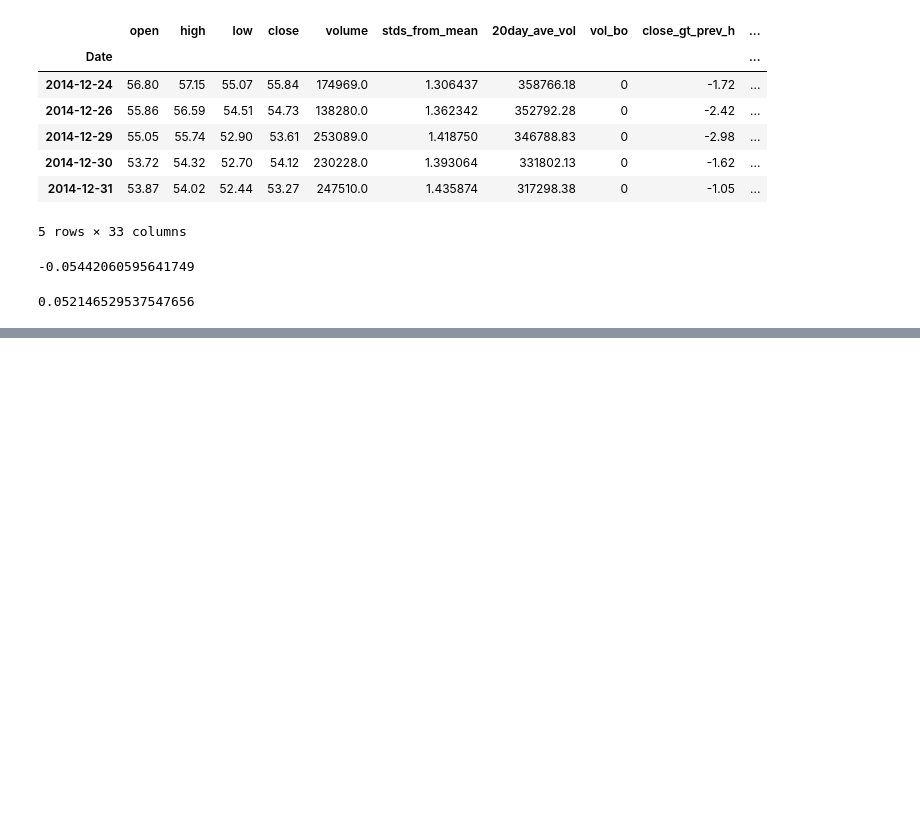
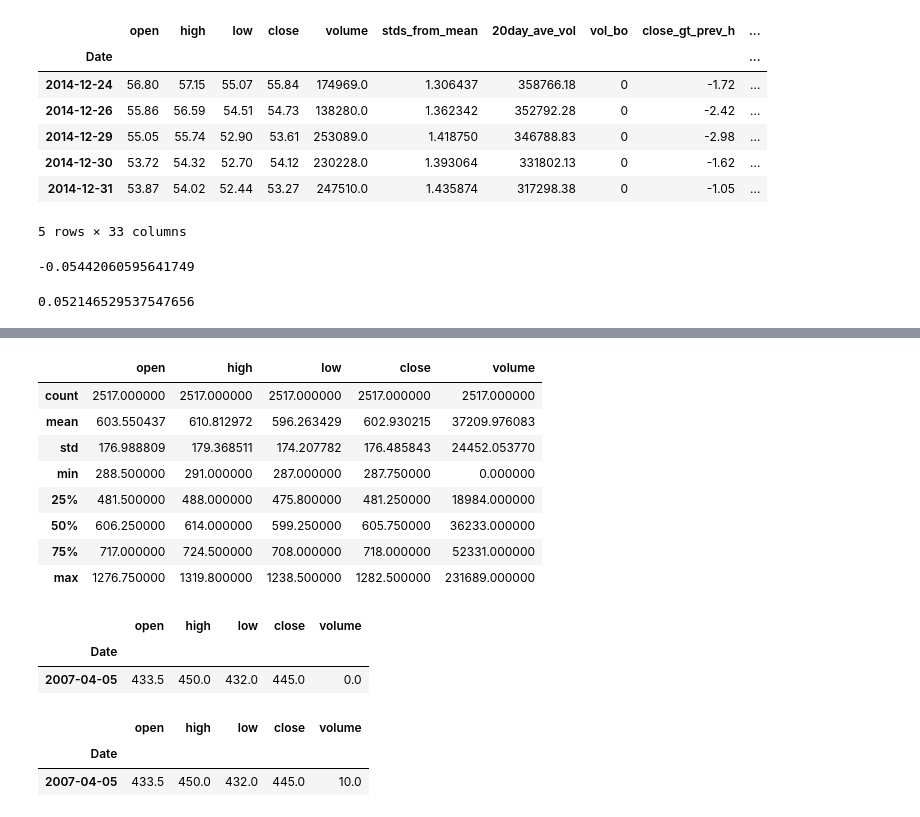
Before and after one commit to franko003/Price_Indicator_Analysis, a Jupyter notebook: Create_Indicators.ipynb, the cells around one changed output, grey strips where cells are left out. Saved outputs shown, nothing was run; the diff lists cells and outputs as text; code cells hidden in the pictures; blank space fills up the shorter version.

```diff
--- a/Create_Indicators.ipynb
+++ b/Create_Indicators.ipynb
@@ -675,0 +867,19 @@ ave_bb_short_5day_return
+# %%
+wheat_df = df_dict['W']
+wheat_df.describe()
+# %% [output]
+|  | open | high | low | close | volume |
+| count | 2517.000000 | 2517.000000 | 2517.000000 | 2517.000000 | 2517.000000 |
+| mean | 603.550437 | 610.812972 | 596.263429 | 602.930215 | 37209.976083 |
+| std | 176.988809 | 179.368511 | 174.207782 | 176.485843 | 24452.053770 |
+| min | 288.500000 | 291.000000 | 287.000000 | 287.750000 | 0.000000 |
+| 25% | 481.500000 | 488.000000 | 475.800000 | 481.250000 | 18984.000000 |
+| 50% | 606.250000 | 614.000000 | 599.250000 | 605.750000 | 36233.000000 |
+| 75% | 717.000000 | 724.500000 | 708.000000 | 718.000000 | 52331.000000 |
+| max | 1276.750000 | 1319.800000 | 1238.500000 | 1282.500000 | 231689.000000 |
+# %%
+wheat_df[wheat_df.volume == 0.0]
+# %% [output]
+|  | open | high | low | close | volume |
+| Date |  |  |  |  |  |
+| 2007-04-05 | 433.5 | 450.0 | 432.0 | 445.0 | 0.0 |
@@ -675,0 +888,6 @@ ave_bb_short_5day_return
+# %%
+wheat_df[wheat_df.volume == 10.0]
+# %% [output]
+|  | open | high | low | close | volume |
+| Date |  |  |  |  |  |
+| 2007-04-05 | 433.5 | 450.0 | 432.0 | 445.0 | 10.0 |
```
Also changed, not shown: parts of 7 cells of this notebook, 1 other file.
